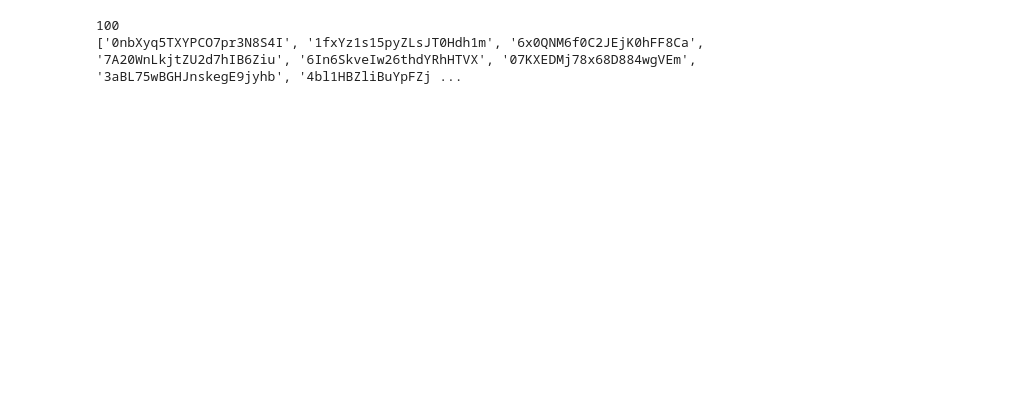
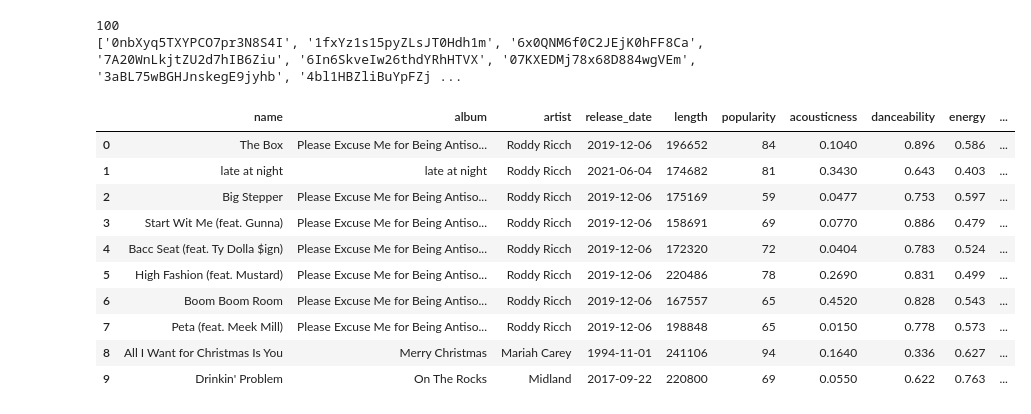
Before and after one commit to tomleewise/capstone, a Jupyter notebook: capstone_ver2.ipynb, the cells around one changed output. Cells and saved outputs as stored; diff of their text form; code cells hidden in the pictures; blank space fills up the shorter version.

```diff
--- a/capstone_ver2.ipynb
+++ b/capstone_ver2.ipynb
@@ -516,3 +516,59 @@ print(track_ids)
 # %% [output]
 100
 ['0nbXyq5TXYPCO7pr3N8S4I', '1fxYz1s15pyZLsJT0Hdh1m', '6x0QNM6f0C2JEjK0hFF8Ca', '7A20WnLkjtZU2d7hIB6Ziu', '6In6SkveIw26thdYRhHTVX', '07KXEDMj78x68D884wgVEm', '3aBL75wBGHJnskegE9jyhb', '4bl1HBZliBuYpFZj ...
+# %%
+#Function to get track features for recent awards
+def getTrackFeatures(id):
+    track_info = sp.track(id)
+    features_info = sp.audio_features(id)
+
+#Get track info
+    name = track_info['name']
+    album = track_info['album']['name']
+    artist = track_info['album']['artists'][0]['name']
+    release_date = track_info['album']['release_date']
+    length = track_info['duration_ms']
+    popularity = track_info['popularity']
+
+#Get track features
+    acousticness = features_info[0]['acousticness']
+    danceability = features_info[0]['danceability']
+    energy = features_info[0]['energy']
+    key = features_info[0]['key']
+    instrumentalness = features_info[0]['instrumentalness']
+    liveness = features_info[0]['liveness']
+    loudness = features_info[0]['loudness']
+    mode = features_info[0]['mode']
+    speechiness = features_info[0]['speechiness']
+    tempo = features_info[0]['tempo']
+    time_signature = features_info[0]['time_signature']
+    valence = features_info[0]['valence']
+
+    track_data = [name, album, artist, release_date, length, popularity, acousticness, danceability, energy, key, instrumentalness,
+                 liveness, loudness, mode, speechiness, tempo, time_signature, valence]
+    return track_data
+# %%
+#Use a for loop to append track features for each track in the list.
+track_list = []
+for i in range(len(track_ids)):
+    time.sleep(.3)
+    track_data = getTrackFeatures(track_ids[i])
+    track_list.append(track_data)
+
+recent_playlist = pd.DataFrame(track_list, columns = ['name', 'album', 'artist', 'release_date', 'length', 'popularity',
+                                                      'acousticness', 'danceability', 'energy', 'key', 'instrumentalness',
+                                                      'liveness', 'loudness', 'mode', 'speechiness', 'tempo', 'time_signature',
+                                                      'valence'])
+recent_playlist.head(10)
+# %% [output]
+|  | name | album | artist | release_date | length | popularity | acousticness | danceability | energy | ... |
+| 0 | The Box | Please Excuse Me for Being Antiso... | Roddy Ricch | 2019-12-06 | 196652 | 84 | 0.1040 | 0.896 | 0.586 | ... |
+| 1 | late at night | late at night | Roddy Ricch | 2021-06-04 | 174682 | 81 | 0.3430 | 0.643 | 0.403 | ... |
+| 2 | Big Stepper | Please Excuse Me for Being Antiso... | Roddy Ricch | 2019-12-06 | 175169 | 59 | 0.0477 | 0.753 | 0.597 | ... |
+| 3 | Start Wit Me (feat. Gunna) | Please Excuse Me for Being Antiso... | Roddy Ricch | 2019-12-06 | 158691 | 69 | 0.0770 | 0.886 | 0.479 | ... |
+| 4 | Bacc Seat (feat. Ty Dolla $ign) | Please Excuse Me for Being Antiso... | Roddy Ricch | 2019-12-06 | 172320 | 72 | 0.0404 | 0.783 | 0.524 | ... |
+| 5 | High Fashion (feat. Mustard) | Please Excuse Me for Being Antiso... | Roddy Ricch | 2019-12-06 | 220486 | 78 | 0.2690 | 0.831 | 0.499 | ... |
+| 6 | Boom Boom Room | Please Excuse Me for Being Antiso... | Roddy Ricch | 2019-12-06 | 167557 | 65 | 0.4520 | 0.828 | 0.543 | ... |
+| 7 | Peta (feat. Meek Mill) | Please Excuse Me for Being Antiso... | Roddy Ricch | 2019-12-06 | 198848 | 65 | 0.0150 | 0.778 | 0.573 | ... |
+| 8 | All I Want for Christmas Is You | Merry Christmas | Mariah Carey | 1994-11-01 | 241106 | 94 | 0.1640 | 0.336 | 0.627 | ... |
+| 9 | Drinkin' Problem | On The Rocks | Midland | 2017-09-22 | 220800 | 69 | 0.0550 | 0.622 | 0.763 | ... |
```
Also changed, not shown: parts of 10 cells of this notebook.
